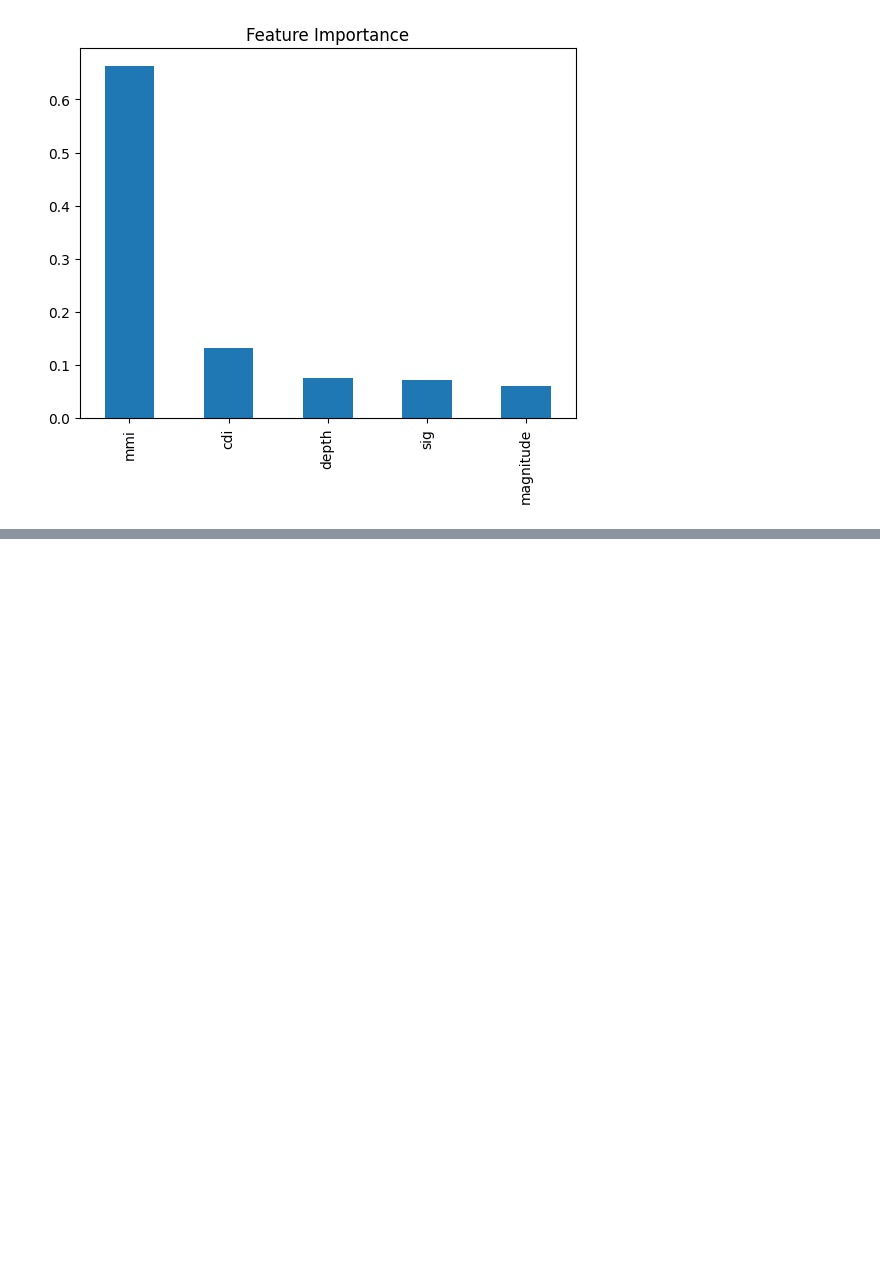
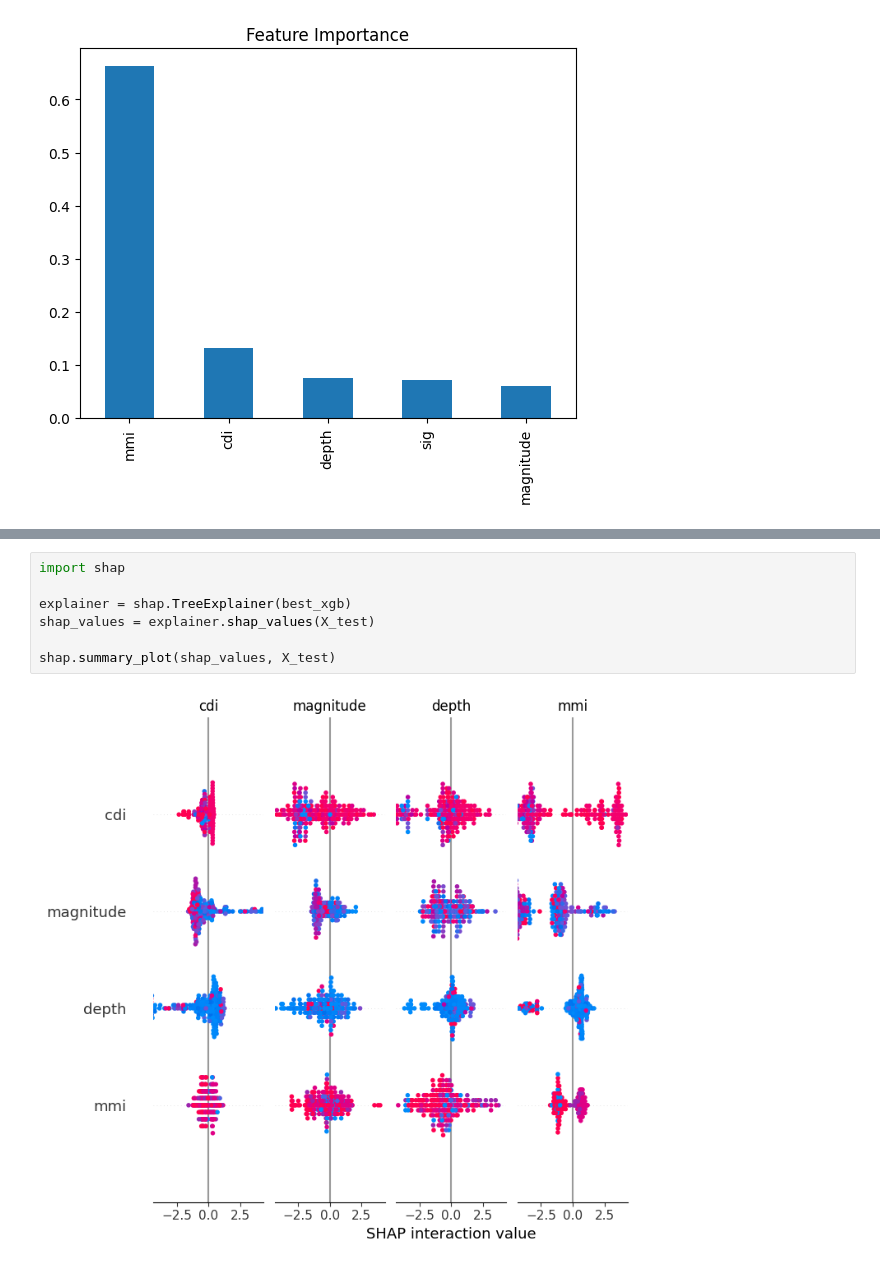
Before and after one commit to springboardmentor82/ImpactSense, a Jupyter notebook: notebooks/model_training.ipynb, the cells around one changed output, grey strips where cells are left out. Saved outputs shown, nothing was run; the diff lists cells and outputs as text; blank space fills up the shorter version.

```diff
--- a/notebooks/model_training.ipynb
+++ b/notebooks/model_training.ipynb
@@ -357,0 +335,9 @@ shap.summary_plot(shap_values, X_test)
+# %%
+import shap
+
+explainer = shap.TreeExplainer(best_xgb)
+shap_values = explainer.shap_values(X_test)
+
+shap.summary_plot(shap_values, X_test)
+# %% [output]
+[figure, added]
```
Also changed, not shown: parts of 14 cells of this notebook, 48 other files.
